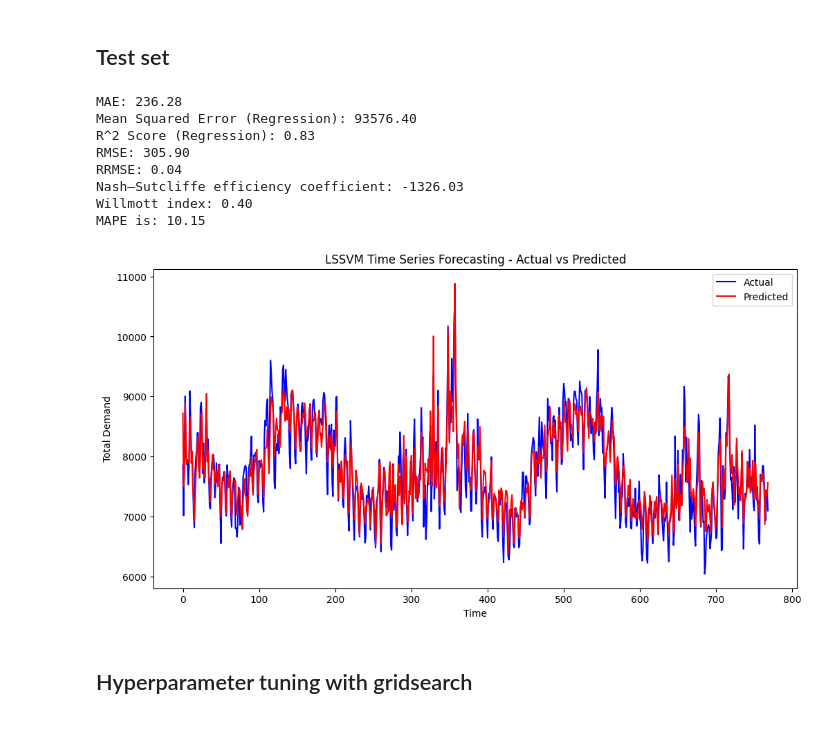
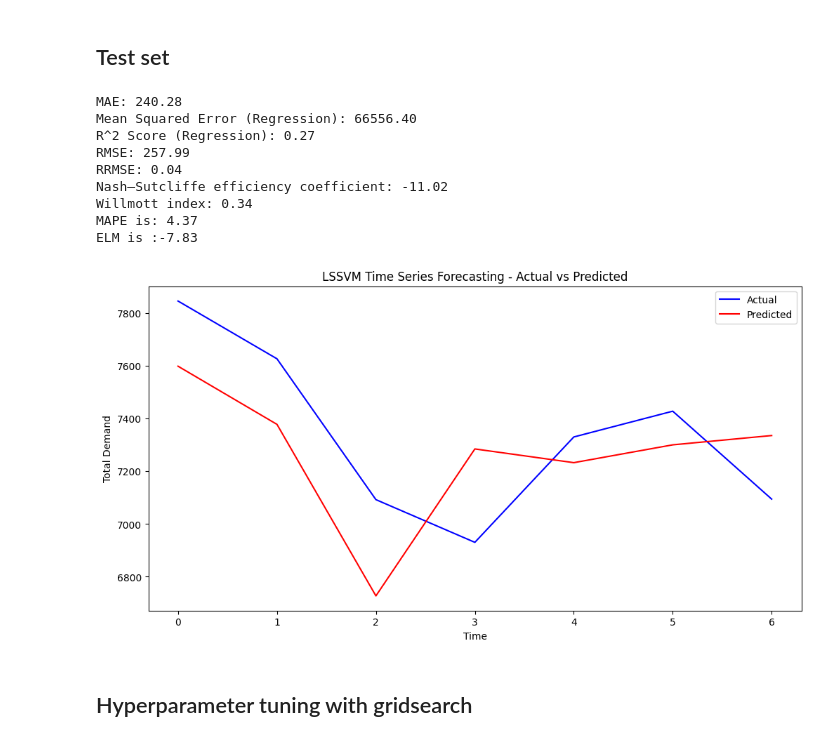
Before and after one commit to KaiJDect/Group10_project, a Jupyter notebook: src/notebooks/Geo_Modelling.ipynb, the cells around one changed output. Cells and saved outputs as stored; diff of their text form; code cells hidden in the pictures.

Commit message:
finalized LSSVM

```diff
--- a/src/notebooks/Geo_Modelling.ipynb
+++ b/src/notebooks/Geo_Modelling.ipynb
@@ -256,5 +268,6 @@ Index(['DATETIME', 'TOTALDEMAND', 'TEMPERATURE', 'Rain', 'Evap', 'Radn', 'VP',
 # %% [markdown]
 data considered loaded at this point checking the data for anychanges made before continuing
 # %%
+data = rollingWindowNSW
 data.describe()
 # %% [output]
@@ -507,0 +571,30 @@ y_test = y_test.values.reshape(-1, 1)
+# %%
+# A custom train test split function is created for our modeling
+def LSSVMTrainTestSplit(df, testSetSize = 7, testSetCount = 4):
+    df['DATETIME'] = pd.to_datetime(df['DATETIME'])
+    df = df.sort_values(by='DATETIME')  # Sort by datetime
+
+    train_sets = []
+    test_sets = []
+
+    for i in range(testSetCount):
+        test_set = df.tail(testSetSize)
+
+        # perform split for test sets
+        testSetSplit = dict()
+        testSetSplit['X_test'] = test_set.drop(columns=['DATETIME', 'TOTALDEMAND']).to_numpy()
+        #testSetSplit['X_test'] = scaler.fit_transform(testSetSplit['X_test'])
+        testSetSplit['y_test'] = test_set['TOTALDEMAND'].values.reshape(-1, 1)
+        test_sets.append(testSetSplit)
+
+        df = df.iloc[:-7]
+        train_sets.append(df)
+
+    final_train_set = train_sets[-1]
+    X_train = final_train_set.drop(columns=['DATETIME', 'TOTALDEMAND']).to_numpy()
+    #X_train = scaler.fit_transform(X_train)
+    y_train = final_train_set['TOTALDEMAND'].values.reshape(-1, 1)
+
+    return X_train, y_train, test_sets
+
+X_train, y_train, testSetList = LSSVMTrainTestSplit(data)
@@ -508,28 +618,27 @@ y_test = y_test.values.reshape(-1, 1)
 # %% [markdown]
 ## LSSVM Regression model training
-# %%
-# fit and predict
-lssvm_model = LSSVMRegressor(gamma=0.1, kernel='rbf', sigma=10)
-lssvm_model.fit(X_train, y_train)
 # %% [markdown]
 ## Test set
 # %%
 # fit and predict
-lssvm_model = LSSVMRegressor(gamma=10, kernel='rbf', sigma=10)
+lssvm_model = LSSVMRegressor(gamma=1, kernel='rbf', sigma=10)
 lssvm_model.fit(X_train, y_train)
-y_pred = lssvm_model.predict(X_test)
-getEvaluationMetrics(y_test, y_pred, target)
-getPlots(y_test, y_pred, residuals = False)
+
+y_pred = lssvm_model.predict(testSetList[0]['X_test'])
+getEvaluationMetrics(testSetList[0]['y_test'], y_pred)
+
+getPlots(testSetList[0]['y_test'], y_pred, residuals = False)
 # %% [output]
-MAE: 236.28
-Mean Squared Error (Regression): 93576.40
-R^2 Score (Regression): 0.83
-RMSE: 305.90
+MAE: 240.28
+Mean Squared Error (Regression): 66556.40
+R^2 Score (Regression): 0.27
+RMSE: 257.99
 RRMSE: 0.04
-Nash–Sutcliffe efficiency coefficient: -1326.03
-Willmott index: 0.40
-MAPE is: 10.15
+Nash–Sutcliffe efficiency coefficient: -11.02
+Willmott index: 0.34
+MAPE is: 4.37
+ELM is :-7.83
-[figure, old version]
+[figure, new version]
 # %% [markdown]
 ## Hyperparameter tuning with gridsearch
 # %%
```
Also changed, not shown: parts of 32 cells of this notebook, 1 other file.
